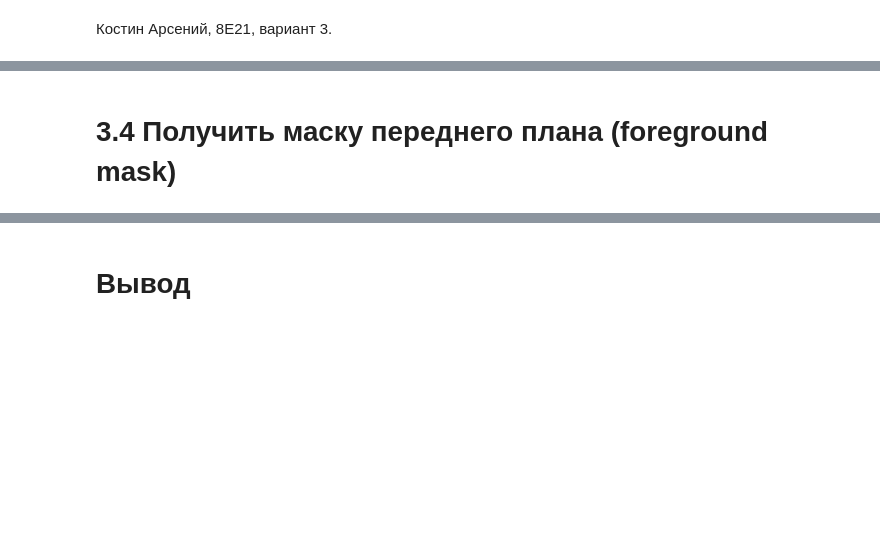
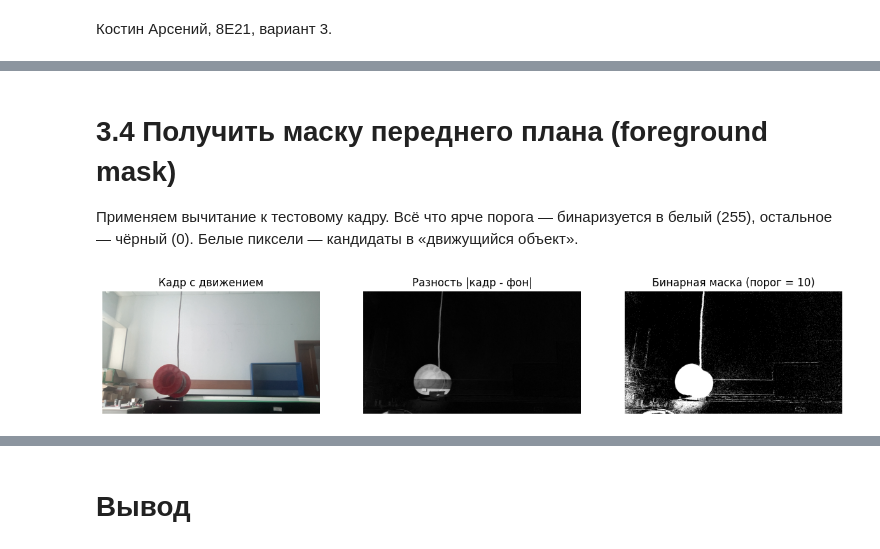
Before and after one commit to arskstn/cv-labs-sem8, a Jupyter notebook: labs/lab3.ipynb, the cells around one changed output, grey strips where cells are left out. Saved outputs shown, nothing was run; the diff lists cells and outputs as text; code cells hidden in the pictures; blank space fills up the shorter version.

```diff
--- a/labs/lab3.ipynb
+++ b/labs/lab3.ipynb
@@ -60,4 +155,31 @@ plt.show()
+# %%
+THRESHOLD = 10
+
+def subtract_background(frame, bg, threshold):
+    diff      = np.abs(frame.astype(float) - bg)
+    diff_gray = (diff[:, :, 0] + diff[:, :, 1] + diff[:, :, 2]) / 3.0
+    mask      = np.zeros(diff_gray.shape, dtype=np.uint8)
+    mask[diff_gray > threshold] = 255
+    return diff_gray, mask
 # %% [markdown]
 # 3.4 Получить маску переднего плана (foreground mask)
+
+Применяем вычитание к тестовому кадру. Всё что ярче порога — бинаризуется в белый (255), остальное — чёрный (0). Белые пиксели — кандидаты в «движущийся объект».
+# %%
+frame_test = motion_frames[len(motion_frames) // 2]
+
+diff_gray_test, mask_test = subtract_background(frame_test, background, THRESHOLD)
+
+f, axarr = plt.subplots(1, 3, figsize=(15, 5))
+axarr[0].imshow(frame_test)
+axarr[0].set_title('Кадр с движением')
+axarr[1].imshow(diff_gray_test, cmap='gray')
+axarr[1].set_title('Разность |кадр - фон|')
+axarr[2].imshow(mask_test, cmap='gray')
+axarr[2].set_title(f'Бинарная маска (порог = {THRESHOLD})')
+for ax in axarr: ax.axis('off')
+plt.show()
+# %% [output]
+[figure, added]
 # %% [markdown]
 # 3.5 Очистить маску (морфология, шумоподавление)
```
Also changed, not shown: parts of 24 cells of this notebook, 4 other files.
